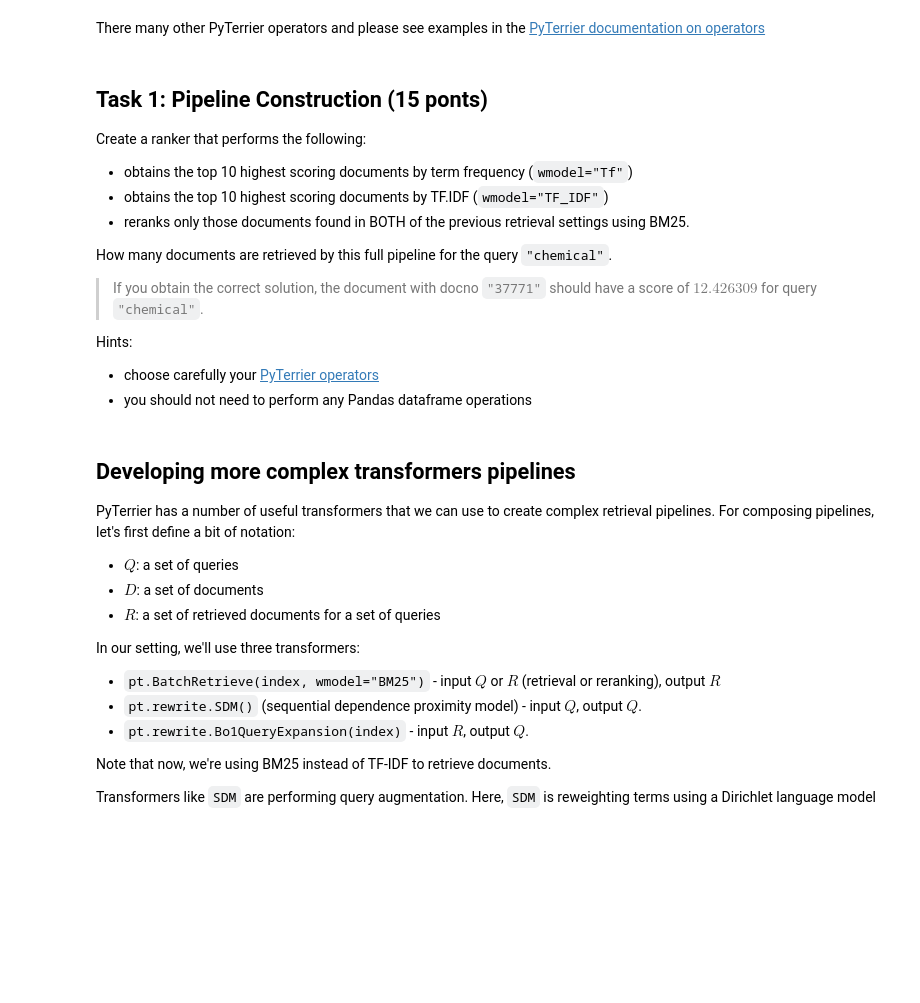
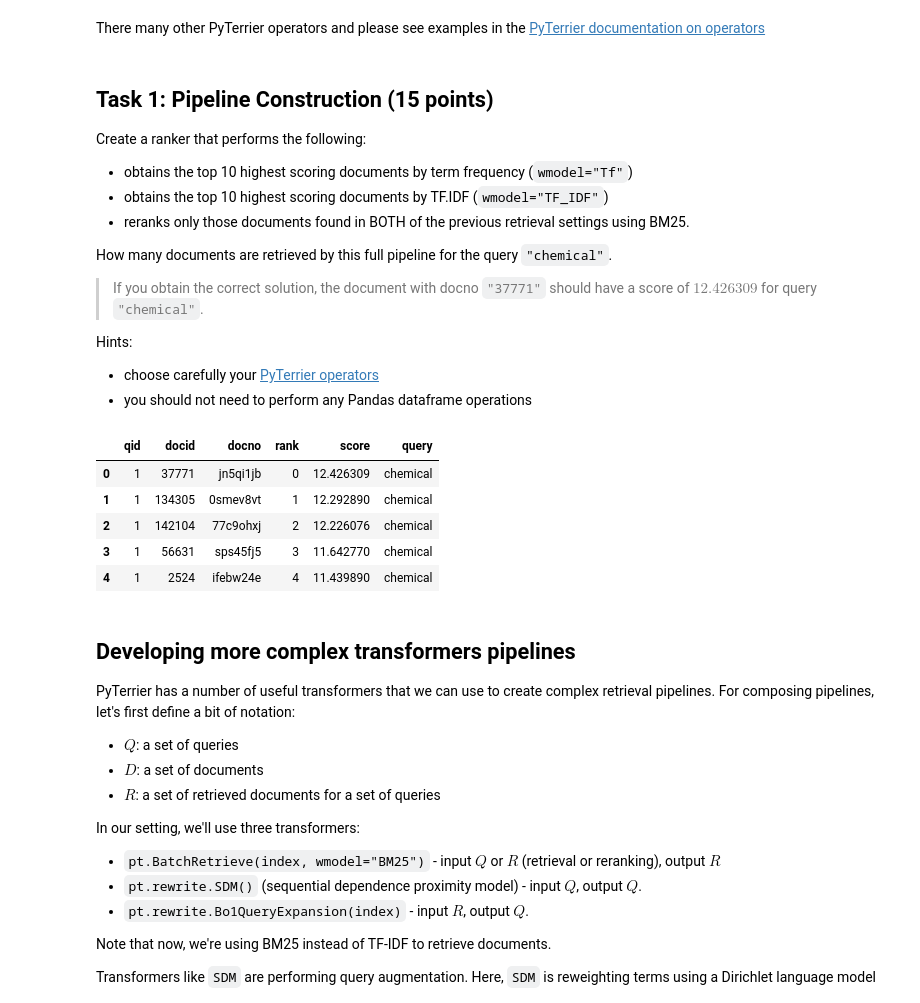
Before and after one commit to andy-techen/information-retrieval-nlp, a Jupyter notebook: pyterrier_deep_learning/Homework 3 Part 2 - Learning to Rank.ipynb, the cells around one changed output. Saved outputs shown, nothing was run; the diff lists cells and outputs as text; code cells hidden in the pictures; blank space fills up the shorter version.

```diff
--- a/pyterrier_deep_learning/Homework 3 Part 2 - Learning to Rank.ipynb
+++ b/pyterrier_deep_learning/Homework 3 Part 2 - Learning to Rank.ipynb
@@ -77,7 +104,7 @@ pipeline(cord19.get_topics(variant='title').head(1))
 # %% [markdown]
 There many other PyTerrier operators and please see examples in the [PyTerrier documentation on operators](https://pyterrier.readthedocs.io/en/latest/operators.html)
 # %% [markdown]
-## Task 1: Pipeline Construction (15 ponts)
+## Task 1: Pipeline Construction (15 points)
 
 Create a ranker that performs the following:
  - obtains the top 10 highest scoring documents by term frequency (`wmodel="Tf"`)
@@ -95,3 +120,18 @@ Hints:
+# %%
+tf = pt.BatchRetrieve(index, wmodel="Tf") % 10
+tfidf = pt.BatchRetrieve(index, wmodel="TF_IDF") % 10
+bm25 = pt.BatchRetrieve(index, wmodel="BM25")
+# %%
+pipeline = (tf & tfidf) >> bm25
+# %%
+pipeline("chemical")
+# %% [output]
+|  | qid | docid | docno | rank | score | query |
+| 0 | 1 | 37771 | jn5qi1jb | 0 | 12.426309 | chemical |
+| 1 | 1 | 134305 | 0smev8vt | 1 | 12.292890 | chemical |
+| 2 | 1 | 142104 | 77c9ohxj | 2 | 12.226076 | chemical |
+| 3 | 1 | 56631 | sps45fj5 | 3 | 11.642770 | chemical |
+| 4 | 1 | 2524 | ifebw24e | 4 | 11.439890 | chemical |
 # %% [markdown]
 ## Developing more complex transformers pipelines
 
```
Also changed, not shown: parts of 26 cells of this notebook, 1 other file.
